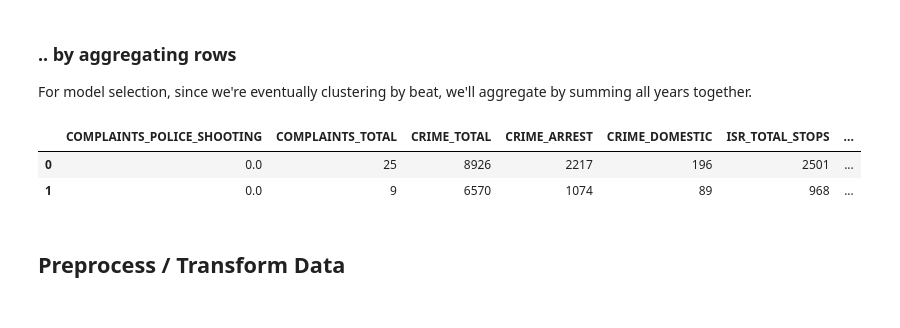
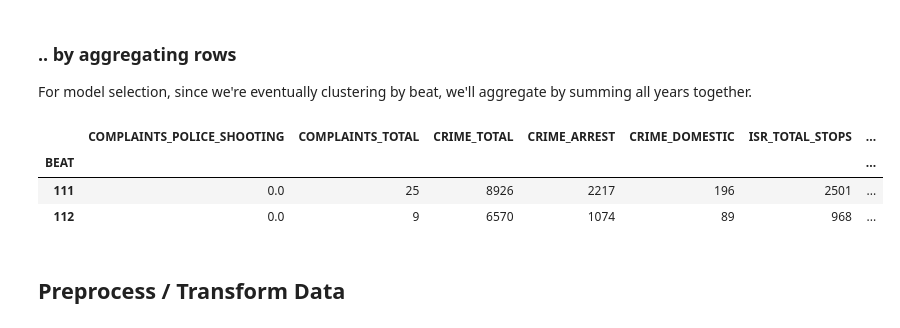
Before and after one commit to colevfrank/254_ML_IL_Crime, a Jupyter notebook: clustering/Comparison Template Notebook.ipynb, the cells around one changed output. Saved outputs shown, nothing was run; the diff lists cells and outputs as text; code cells hidden in the pictures.

```diff
--- a/clustering/Comparison Template Notebook.ipynb
+++ b/clustering/Comparison Template Notebook.ipynb
@@ -47,12 +54,13 @@ For model selection, since we're eventually clustering by beat, we'll aggregate
 # %%
 # [ REPLACE THIS CODE TO DROP ROWS IF NECESSARY ]
 
-training_data = training_data.drop('YEAR',axis=1).groupby(by='BEAT').agg(np.sum).reset_index(drop=True)
+training_data = training_data.drop('YEAR',axis=1).groupby(by='BEAT').agg(np.sum)
 training_data.head(2)
 # %% [output]
 |  | COMPLAINTS_POLICE_SHOOTING | COMPLAINTS_TOTAL | CRIME_TOTAL | CRIME_ARREST | CRIME_DOMESTIC | ISR_TOTAL_STOPS | ... |
-| 0 | 0.0 | 25 | 8926 | 2217 | 196 | 2501 | ... |
-| 1 | 0.0 | 9 | 6570 | 1074 | 89 | 968 | ... |
+| BEAT |  |  |  |  |  |  | ... |
+| 111 | 0.0 | 25 | 8926 | 2217 | 196 | 2501 | ... |
+| 112 | 0.0 | 9 | 6570 | 1074 | 89 | 968 | ... |
 # %% [markdown]
 ## Preprocess / Transform Data
 # %%
```
Also changed, not shown: parts of 26 cells of this notebook, 1 other file.
